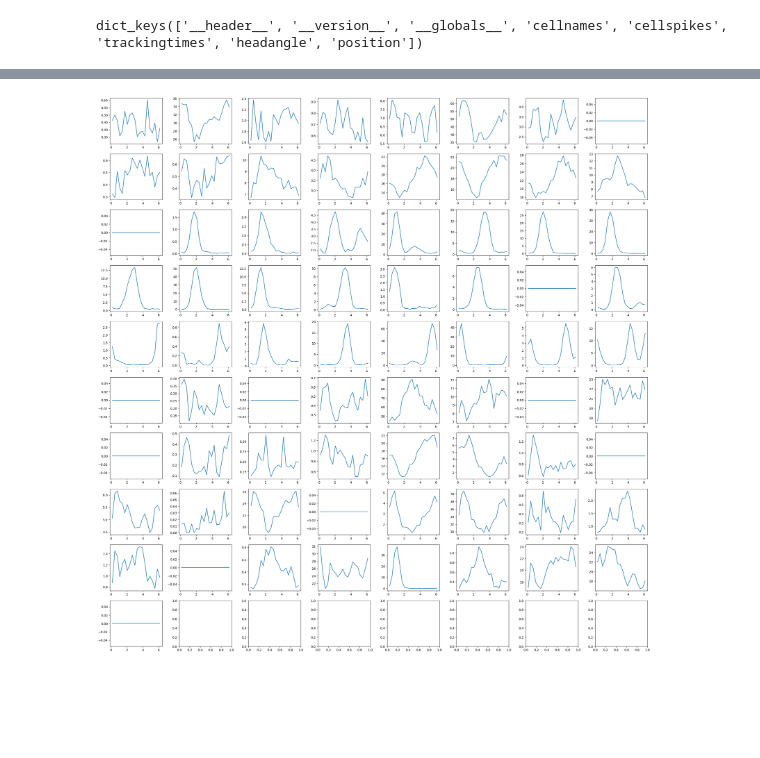
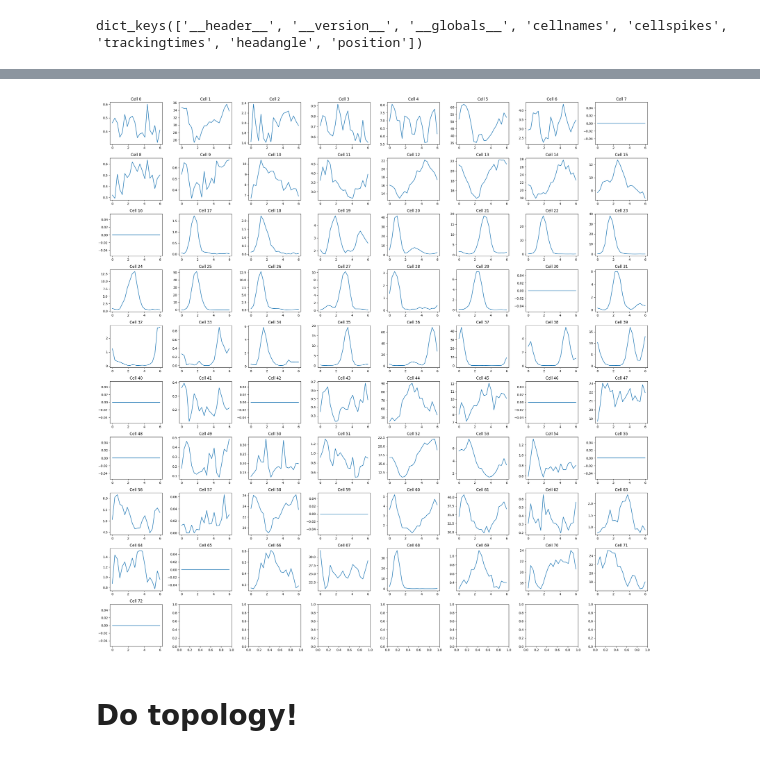
Before and after one commit to niko-schonsheck/SIAMAG25, a Jupyter notebook: mouse_head_dir.ipynb, the cells around one changed output, grey strips where cells are left out. Saved outputs shown, nothing was run; the diff lists cells and outputs as text; code cells hidden in the pictures; blank space fills up the shorter version.

```diff
--- a/mouse_head_dir.ipynb
+++ b/mouse_head_dir.ipynb
@@ -72,0 +143,7 @@ array([6881326.35, 6881342.  , 6881412.9 , ..., 9069916.95, 9070040.  ,
+# %%
+# Get time spent in each bin (of headangle)
+
+occupancy_times, _ = np.histogram(headangle, heading_bins)
+
+# Note each tracking time in 25.6ms. So, convert to get occupancy time in seconds
+occupancy_times = occupancy_times * 25.6/1000
@@ -72,0 +182,9 @@ array([6881326.35, 6881342.  , 6881412.9 , ..., 9069916.95, 9070040.  ,
+# %%
+# Create tuning curve
+tuning_curve = np.zeros((num_bins, 20))
+
+# Set x-axis
+tuning_curve[:, 0] = heading_bins[:num_bins]
+
+# Firing rate in Hz is number of spikes/occupancy time, with occupancy time measured in seconds.
+tuning_curve[:, 1] = spikes_in_bin/occupancy_times
@@ -73,68 +248,41 @@ array([6881326.35, 6881342.  , 6881412.9 , ..., 9069916.95, 9070040.  ,
 # %%
-import numpy as np
-from scipy.interpolate import interp1d
-import matplotlib.pyplot as plt
+# Plot all tuning curves
 
 tuning_curve_dict = {}
 
 num_rows = 10
 num_cols = 8
 
+
+
 fig, ax = plt.subplots(nrows = num_rows, ncols = num_cols, figsize = (25, 25))
 
 
 for cell_number in range(73):
 
+
     row_index, col_index = np.divmod(cell_number, num_cols)
 
-
-    spike_times = cellspikes[cell_number]/1000
-    hd_times = trackingtimes/1000
-    hd_angles = headangle
-
-    # Parameters
-    n_bins = 20  # e.g., 6° bins
-
-    # Step 1: Interpolate head direction at spike times
-    hd_interp_func = interp1d(hd_times, hd_angles, kind='linear', bounds_error=False, fill_value='extrapolate')
-    spike_angles = hd_interp_func(spike_times) % (2 * np.pi)  # wrap to [0, 2π]
-
-    # Step 2: Compute occupancy (time spent in each direction bin)
-    # Estimate time spent in each direction by binning hd_angles
-    occupancy_hist, bin_edges = np.histogram(hd_angles, bins=n_bins, range=(0, 2*np.pi))
-    # Convert count to time by multiplying by sampling interval
-    # Assuming uniform sampling
-    dt = np.median(np.diff(hd_times))
-    occupancy_time = occupancy_hist * dt
-
-    # Step 3: Compute spike count histogram
-    spike_hist, _ = np.histogram(spike_angles, bins=bin_edges)
-
-    # Step 4: Normalize to get firing rate
-    with np.errstate(divide='ignore', invalid='ignore'):
-        firing_rate = spike_hist / occupancy_time
-        firing_rate[np.isnan(firing_rate)] = 0.0  # optional cleanup
-
-    # Step 5: Plot tuning curve
-    bin_centers = (bin_edges[:-1] + bin_edges[1:]) / 2
+    try:
+        spike_times = cellspikes[cell_number][0]
+    except:
+        spike_times = np.array([])
 
 
 
-    ax[row_index, col_index].plot(bin_centers, firing_rate)
+    tuning_curve = get_tuning_curve(spike_times, num_bins, trackingtimes, headangle)
 
+    ax[row_index, col_index].plot(tuning_curve[:, 0], tuning_curve[:, 1])
+    ax[row_index, col_index].set_title(f'Cell {cell_number}')
 
-
-    tuning_curve = np.zeros((20, 2))
-    tuning_curve[:, 0] = np.linspace(0, 2*np.pi - (1/20)*2*np.pi, 20)
-    tuning_curve[:, 1] = firing_rate
     tuning_curve_dict[cell_number] = tuning_curve
-
-
 
 
 
 plt.tight_layout()
 plt.show()
 # %% [output]
-[figure, old version]
+[figure, new version]
+# %% [markdown]
+# Do topology!
 # %%
```
Also changed, not shown: parts of 36 cells of this notebook, 1 other file.
